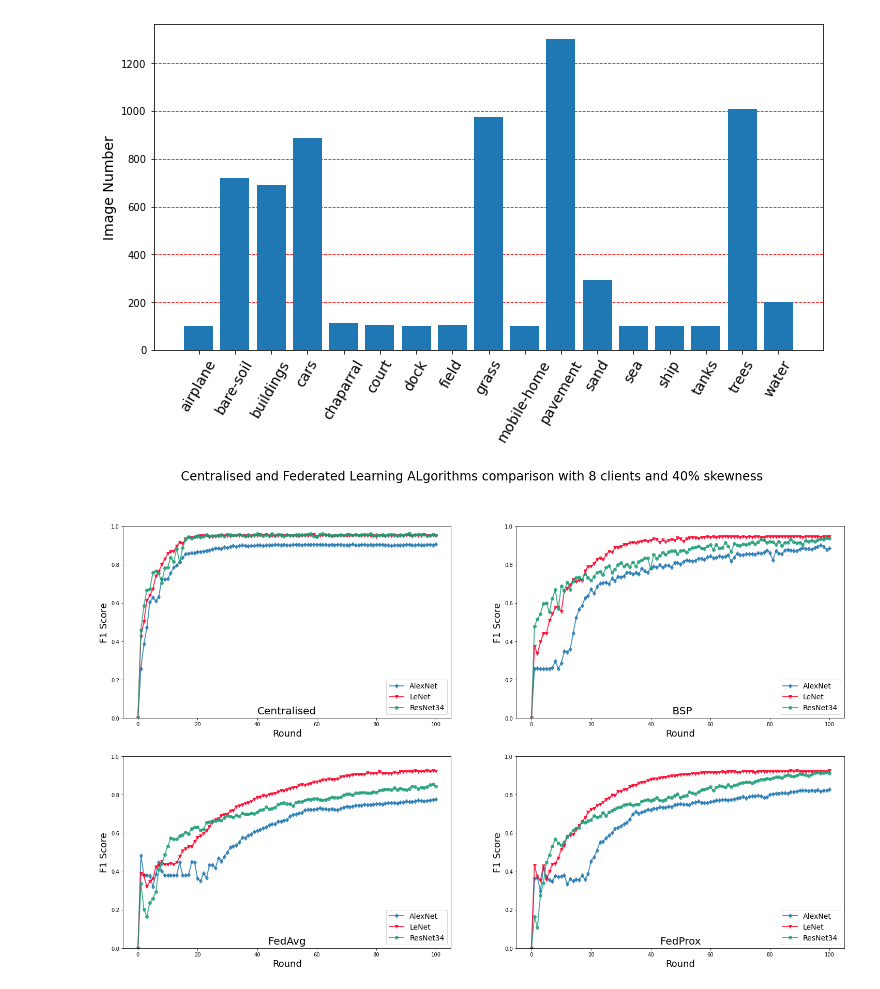
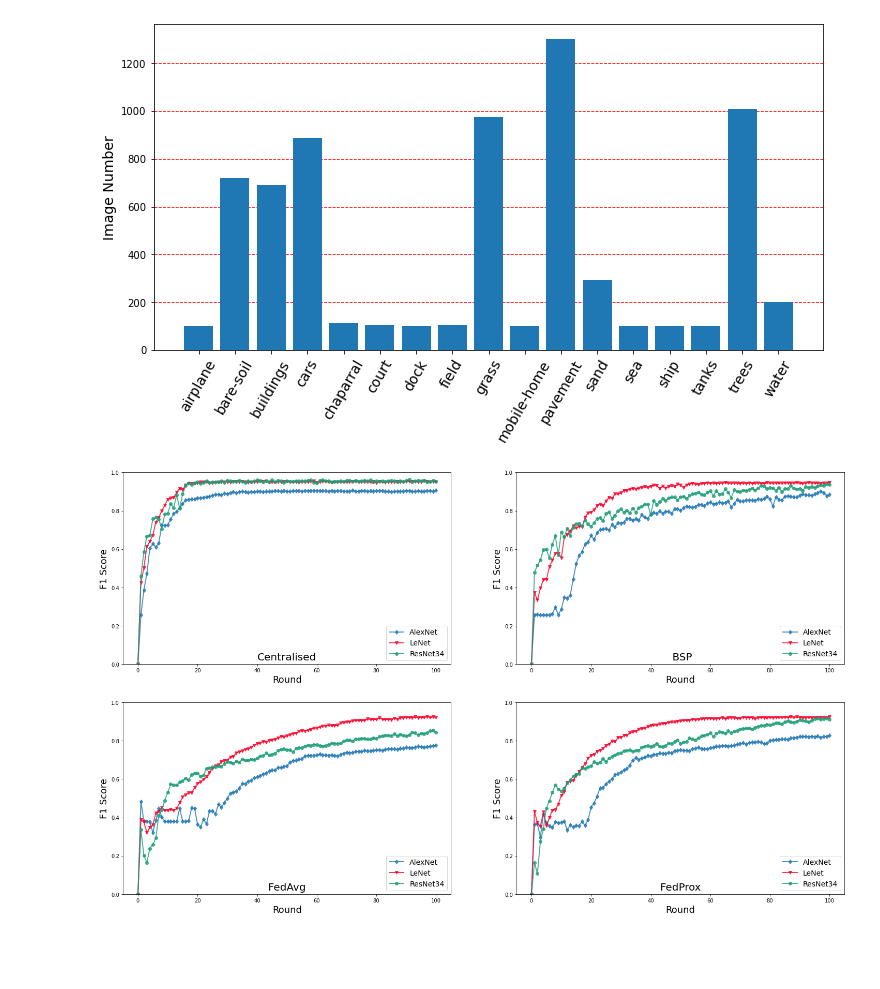
Before and after one commit to anandcu3/Federated-Learning-for-Remote-Sensing, a Jupyter notebook: the new plots notebook.ipynb, the cells around one changed output. Cells and saved outputs as stored; diff of their text form; code cells hidden in the pictures; blank space fills up the shorter version.

```diff
--- a/the new plots notebook.ipynb
+++ b/the new plots notebook.ipynb
@@ -209,36 +213,36 @@ plt.show()
 [figure]
 # %%
 fig, ax = plt.subplots(2, 2, figsize=(25,15))
-fig.suptitle("Centralised and Federated Learning ALgorithms comparison with 8 clients and 40% skewness", fontsize=24)
+#fig.suptitle("Centralised and Federated Learning ALgorithms comparison with 8 clients and 40% skewness", fontsize=24)
 bsp_results ={"AlexNet" : np.genfromtxt('cfrac_results/BSP_CNN_alexnet_clients_8_skew_40_smallskew_True_epochs_100_cepochs_5_cfrac_0.75_bs_4_22_02_22_27.csv',delimiter=',')[2,:],
                 "LeNet" : np.genfromtxt('cfrac_results/BSP_CNN_lenet_clients_8_skew_40_smallskew_True_epochs_100_cepochs_5_cfrac_0.75_bs_4_22_02_15_49.csv',delimiter=',')[2,:],
              "ResNet34" : np.genfromtxt('cfrac_results/BSP_CNN_resnet34_clients_8_skew_40_smallskew_True_epochs_100_cepochs_5_cfrac_0.75_bs_4_22_02_18_45.csv',delimiter=',')[2,:]
 }
 fedavg_results = {
                  "AlexNet": np.genfromtxt('cfrac_results/FedAvg_CNN_alexnet_clients_8_skew_40_smallskew_True_epochs_100_cepochs_5_cfrac_0.5_bs_4_23_02_07_50.csv',delimiter=',')[2,:],
                  "LeNet": np.genfromtxt('cfrac_results/FedAvg_CNN_lenet_clients_8_skew_40_smallskew_True_epochs_100_cepochs_5_cfrac_0.5_bs_4_22_02_18_03.csv',delimiter=',')[2,:],
                 "ResNet34": np.genfromtxt('cfrac_results/FedAvg_CNN_resnet34_clients_8_skew_40_smallskew_True_epochs_100_cepochs_5_cfrac_0.5_bs_4_22_02_23_38.csv',delimiter=',')[2,:]
 }
 fedprox_results = {"AlexNet": np.genfromtxt('FedProx_runs/FedProx_CNN_alexnet_clients_8_skew_40_smallskew_True_epochs_100_cepochs_5_cfrac_0.75_bs_4_24_02_09_18.csv',delimiter=',')[2,:],
                    "LeNet": np.genfromtxt('FedProx_runs/FedProx_CNN_lenet_clients_8_skew_40_smallskew_True_epochs_100_cepochs_5_cfrac_0.75_bs_4_24_02_03_39.csv',delimiter=',')[2,:],
                    "ResNet34": np.genfromtxt('FedProx_runs/FedProx_CNN_resnet34_clients_8_skew_40_smallskew_True_epochs_100_cepochs_5_cfrac_0.75_bs_4_24_02_07_17.csv',delimiter=',')[2,:]}
 
 centralised_results ={
                     "AlexNet": np.genfromtxt('centralised_runs/Centralised_CNN_alexnet_bs_4_epochs_100_01_03_17_42.csv',delimiter=',')[2,:],
                     "LeNet": np.genfromtxt('centralised_runs/Centralised_CNN_lenet_bs_4_epochs_100_01_03_16_11.csv',delimiter=',')[2,:],
                      "ResNet34": np.genfromtxt('centralised_runs/Centralised_CNN_resnet34_bs_4_epochs_100_01_03_17_06.csv',delimiter=',')[2,:]}
 restart_colors()
 plot_curves(bsp_results, ax[0][1], ' BSP', 0, 1, "F1 Score", axis_size = 18)
 restart_colors()
 
 plot_curves(fedavg_results, ax[1][0], 'FedAvg', 0, 1, "F1 Score", axis_size = 18)
 restart_colors()
 
 plot_curves(fedprox_results, ax[1][1], 'FedProx', 0, 1, "F1 Score", axis_size = 18)
 restart_colors()
 
 plot_curves(centralised_results, ax[0][0], 'Centralised', 0, 1, "F1 Score", axis_size = 18)
 # %% [output]
-[figure, old version]
+[figure, new version]
 # %%
 fig, ax = plt.subplots(figsize=(25,15))
```
Also changed, not shown: parts of 10 cells of this notebook.
